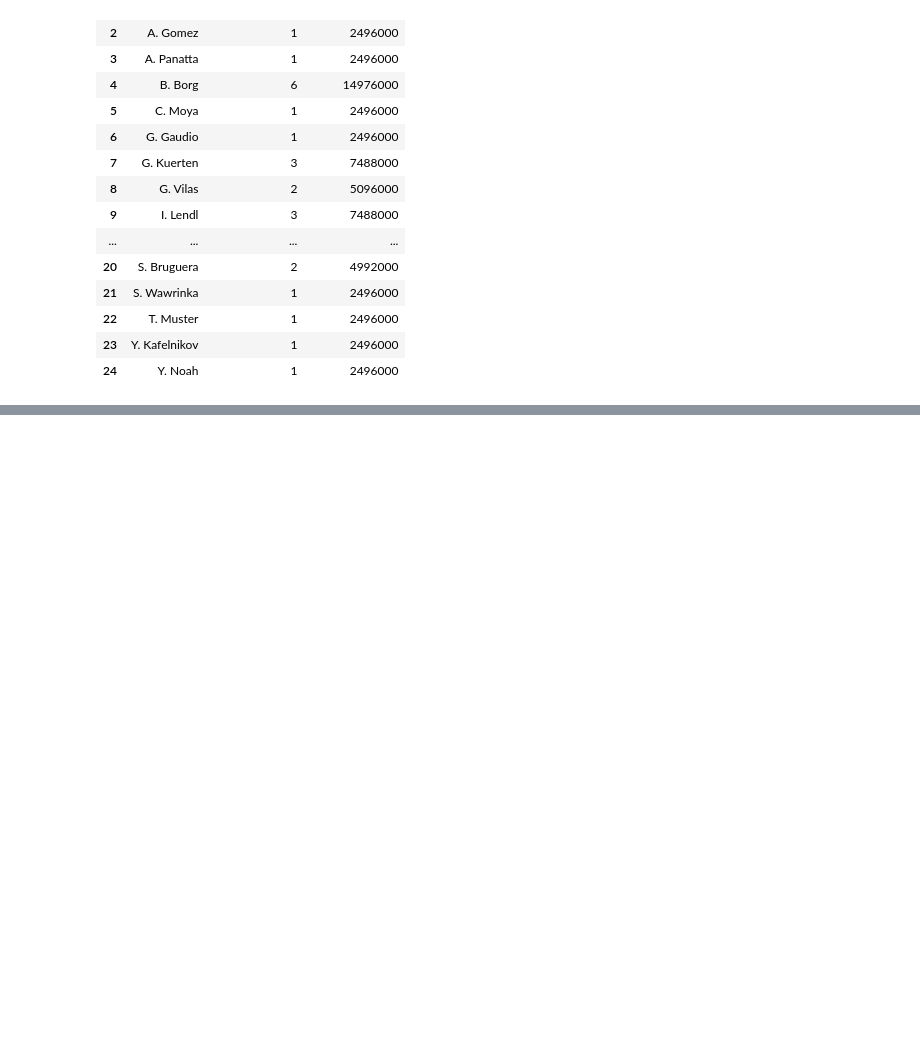
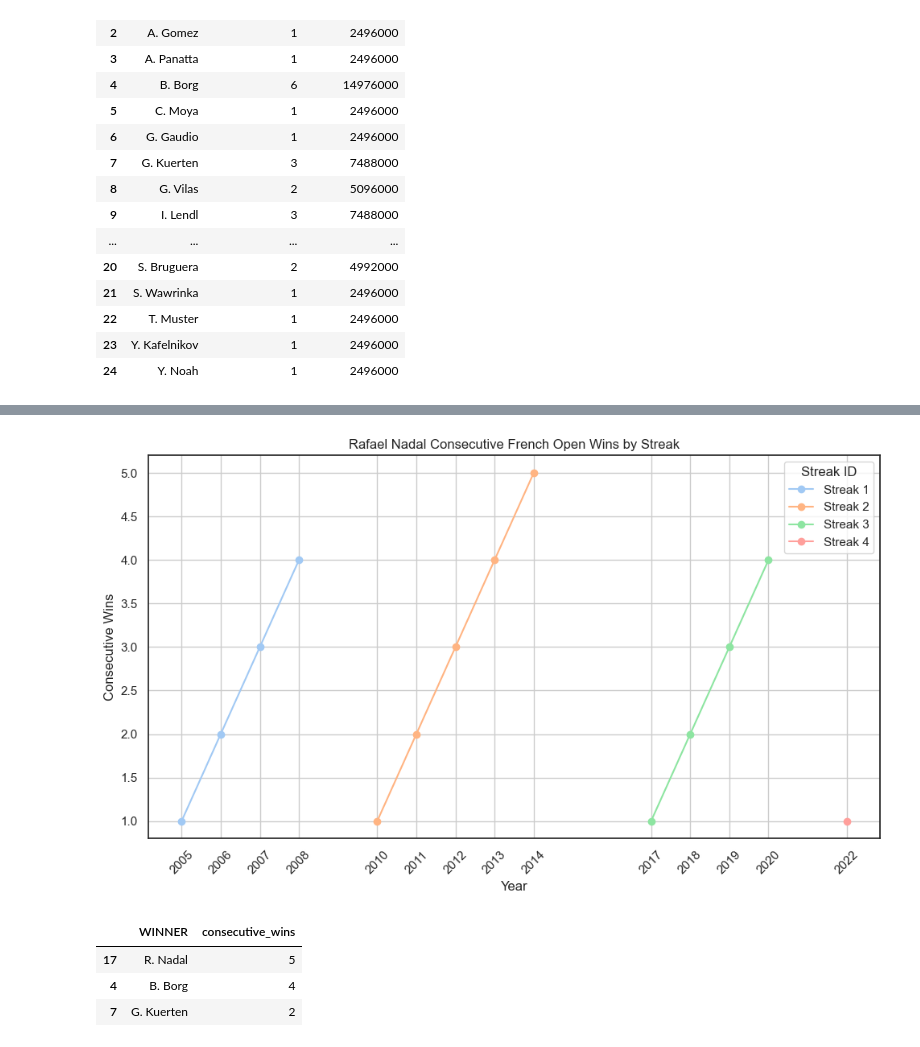
Before and after one commit to Lokhy87/EDA_entrega, a Jupyter notebook: Limpieza.ipynb, the cells around one changed output, grey strips where cells are left out. Cells and saved outputs as stored; diff of their text form; code cells hidden in the pictures; blank space fills up the shorter version.

```diff
--- a/Limpieza.ipynb
+++ b/Limpieza.ipynb
@@ -1328,0 +1332,17 @@ plt.show()
+# %%
+# Filter data for Rafael Nadal's wins at French Open
+nadal_wins = df_majors[(df_majors['WINNER'] == 'R. Nadal') & (df_majors['TOURNAMENT'] == 'Roland Garros')]
+
+# Sort the data by year
+nadal_wins = nadal_wins.sort_values('YEAR')
+
+# Calculate consecutive wins
+nadal_wins['consecutive_wins'] = (nadal_wins['YEAR'].diff() == 1).astype(int).cumsum()
+
+# Adjusting consecutive_wins to reset when a new streak starts
+new_streak = nadal_wins['consecutive_wins'].diff() != 0
+streak_id = new_streak.cumsum()
+nadal_wins['consecutive_wins'] = nadal_wins.groupby(streak_id)['consecutive_wins'].transform(lambda x: range(1, len(x)+1))
+
+# Display the results
+nadal_wins[['YEAR', 'TOURNAMENT', 'consecutive_wins']]
@@ -1328,0 +1365,7 @@ plt.show()
+# %%
+# Correct the logic for calculating consecutive victories
+nadal_wins['streak_id'] = (nadal_wins['YEAR'].diff() > 1).cumsum()
+nadal_wins['consecutive_wins_final'] = nadal_wins.groupby('streak_id').cumcount() + 1
+
+# Reset and recompute the streak calculation to reflect true consecutive wins
+nadal_wins[['YEAR', 'TOURNAMENT', 'consecutive_wins_final']]
@@ -1328,0 +1388,45 @@ plt.show()
+# %%
+# Set up the plot again, this time focusing only on the streaks themselves
+plt.figure(figsize=(10, 6))
+
+# Since we're focusing on the streaks, we'll visualize each streak as a separate line
+# Identify unique streaks and plot them
+for streak, data in nadal_wins.groupby('streak_id'):
+    plt.plot(data['YEAR'], data['consecutive_wins_final'], marker='o', linestyle='-', label=f'Streak {streak + 1}')
+
+plt.title('Rafael Nadal Consecutive French Open Wins by Streak')
+plt.xlabel('Year')
+plt.ylabel('Consecutive Wins')
+plt.grid(True)
+plt.xticks(nadal_wins['YEAR'], rotation=45)  # Rotate the year labels for better readability
+plt.legend(title='Streak ID')
+plt.tight_layout()
+
+plt.show()
+# %% [output]
+[figure, added]
+# %%
+import pandas as pd
+
+# Suponiendo que df_majors es tu DataFrame que ya contiene los datos necesarios
+roland_garros_data = df_majors[df_majors['TOURNAMENT'] == 'Roland Garros']
+roland_garros_data = roland_garros_data.sort_values('YEAR')
+
+# Calcular si la victoria es consecutiva para el mismo jugador
+roland_garros_data['is_consecutive'] = (roland_garros_data['YEAR'].diff() == 1) & (roland_garros_data['WINNER'] == roland_garros_data['WINNER'].shift())
+roland_garros_data['reset_streak'] = ~roland_garros_data['is_consecutive']
+roland_garros_data['streak_id'] = roland_garros_data['reset_streak'].cumsum()
+
+# Calcular la longitud de cada racha ganadora
+roland_garros_data['consecutive_wins'] = roland_garros_data.groupby(['WINNER', 'streak_id']).cumcount() + 1
+
+# Identificar las victorias consecutivas máximas para cada jugador
+max_consecutive_wins_by_player = roland_garros_data.groupby('WINNER')['consecutive_wins'].max().reset_index()
+top_3_consecutive_wins = max_consecutive_wins_by_player.nlargest(3, 'consecutive_wins')
+
+top_3_consecutive_wins
+# %% [output]
+|  | WINNER | consecutive_wins |
+| 17 | R. Nadal | 5 |
+| 4 | B. Borg | 4 |
+| 7 | G. Kuerten | 2 |
```
Also changed, not shown: parts of 4 cells of this notebook, 1 other file.
